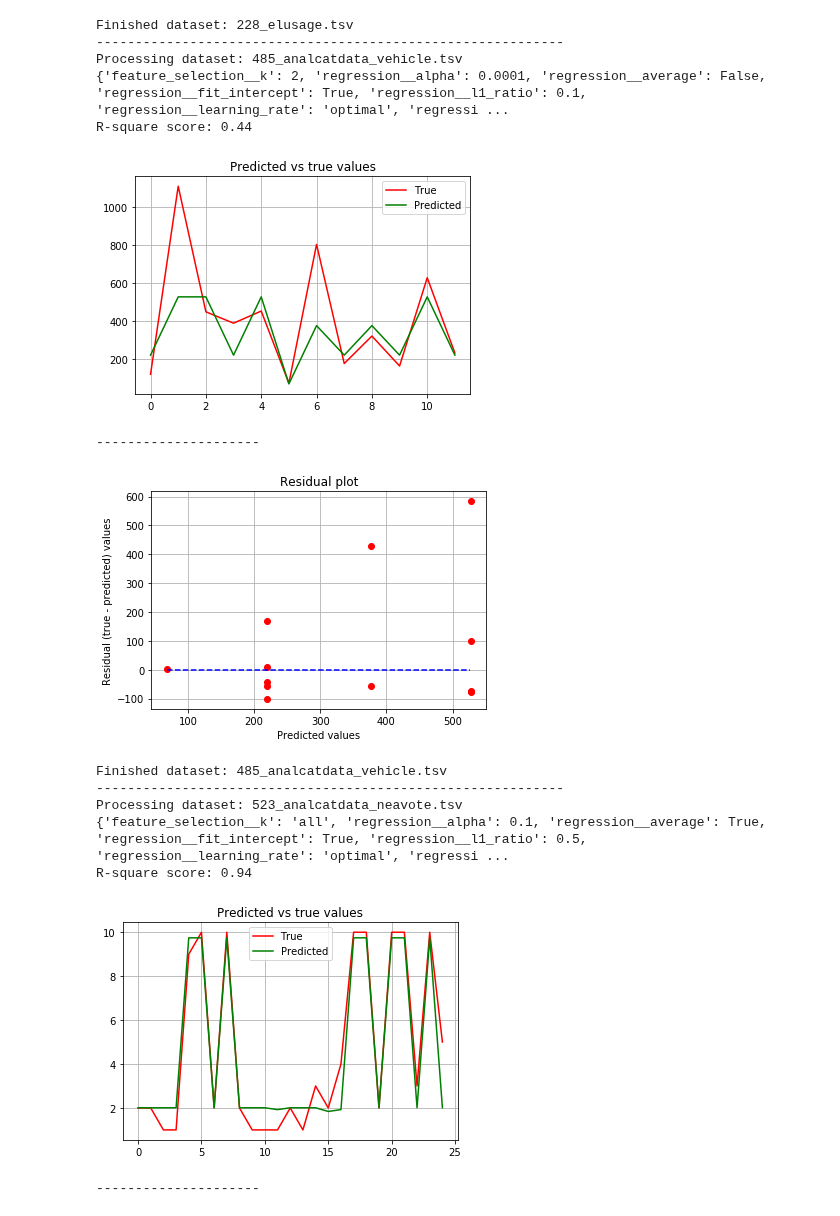
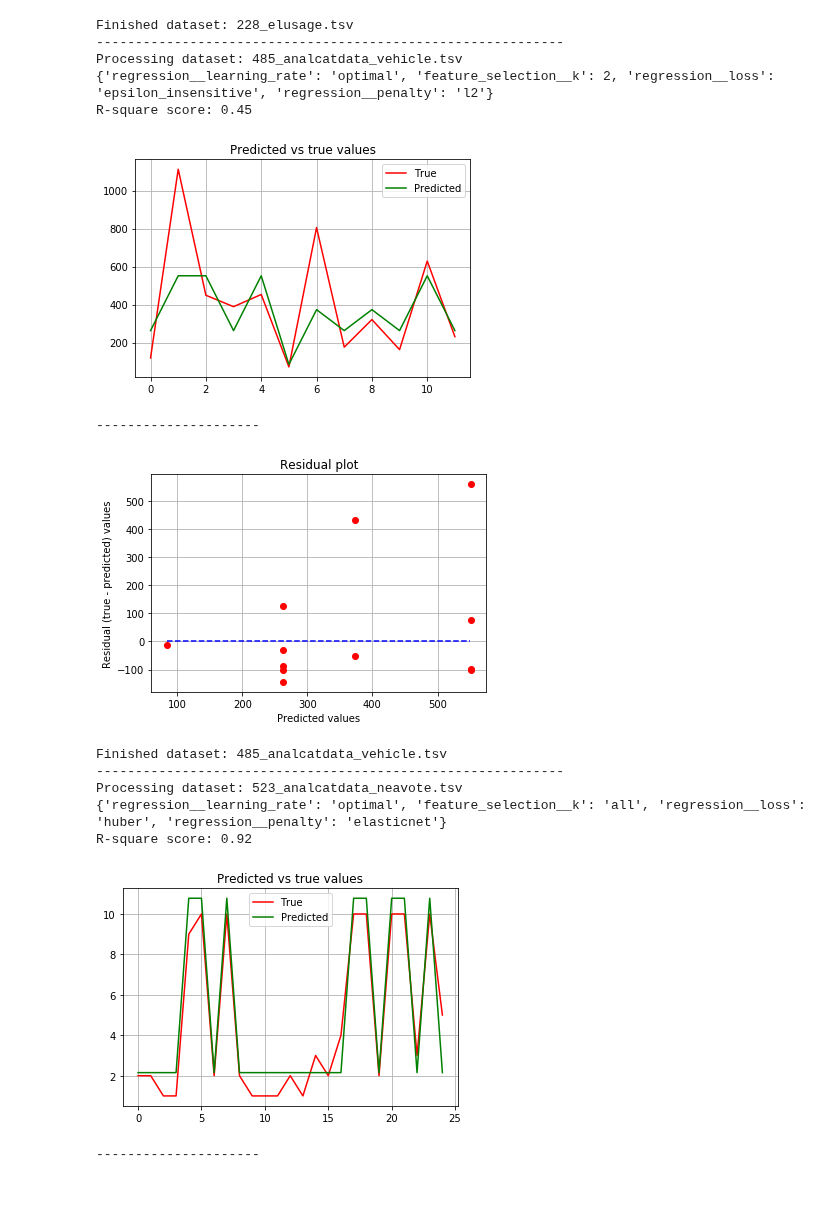
Before and after one commit to anuprulez/pmlb_regression, a Jupyter notebook: analyze_regression_SGDRegressor.ipynb, the cells around one changed output. Drawn from its saved outputs; the diff is of its cells as text; code cells hidden in the pictures.

```diff
--- a/analyze_regression_SGDRegressor.ipynb
+++ b/analyze_regression_SGDRegressor.ipynb
@@ -30,16 +30,15 @@ regressor = Pipeline([
 
 parameters = [{ \
     'feature_selection__k': [1, 2, 3, 4, 'all'], \
-    'regression__penalty': ['l1', 'l2', 'elasticnet', 'none'], \
-    'regression__alpha': [0.0001, 0.001, 0.01, 0.1, 1.0, 2], \
-    'regression__l1_ratio': [0.001, 0.01, 0.1, 0.25, 0.5, 0.75, 1.0], \
+    'regression__penalty': ['l1', 'l2', 'elasticnet', None], \
+    #'regression__alpha': [0.0001, 0.001, 0.01, 0.1, 1.0, 2], \
+    #'regression__l1_ratio': [0.001, 0.01, 0.1, 0.25, 0.5, 0.75, 1.0], \
     'regression__loss': ['huber', 'squared_loss', 'epsilon_insensitive', 'squared_epsilon_insensitive'], \
-    'regression__fit_intercept': [True, False], \
-    'regression__average': [True, False], \
-    'regression__tol':  [0.000001, 0.00001, 0.001, 0.01, 0.1], \
+    #'regression__fit_intercept': [True, False], \
+    #'regression__average': [True, False], \
     'regression__learning_rate': ['optimal', 'adaptive', 'constant', 'invscaling'], \
-    'regression__eta0': [0.0, 0.1, 0.001, 0.0001, 0.5, 1.0], \
-    'regression__power_t': [0.0, 0.1, 0.5, 1.0], \
+    #'regression__eta0': [0.0, 0.1, 0.001, 0.0001, 0.5, 1.0], \
+    #'regression__power_t': [0.0, 0.1, 0.5, 1.0], \
 }]
 
 print('Training started...')
@@ -112,15 +111,15 @@ R-square score: 0.51
 Finished dataset: 228_elusage.tsv
 ------------------------------------------------------------
 Processing dataset: 485_analcatdata_vehicle.tsv
-{'feature_selection__k': 2, 'regression__alpha': 0.0001, 'regression__average': False, 'regression__fit_intercept': True, 'regression__l1_ratio': 0.1, 'regression__learning_rate': 'optimal', 'regressi ...
-R-square score: 0.44
+{'regression__learning_rate': 'optimal', 'feature_selection__k': 2, 'regression__loss': 'epsilon_insensitive', 'regression__penalty': 'l2'}
+R-square score: 0.45
-[figure, old version]
+[figure, new version]
 ---------------------
-[figure, old version]
+[figure, new version]
 Finished dataset: 485_analcatdata_vehicle.tsv
 ------------------------------------------------------------
 Processing dataset: 523_analcatdata_neavote.tsv
-{'feature_selection__k': 'all', 'regression__alpha': 0.1, 'regression__average': True, 'regression__fit_intercept': True, 'regression__l1_ratio': 0.5, 'regression__learning_rate': 'optimal', 'regressi ...
-R-square score: 0.94
+{'regression__learning_rate': 'optimal', 'feature_selection__k': 'all', 'regression__loss': 'huber', 'regression__penalty': 'elasticnet'}
+R-square score: 0.92
-[figure, old version]
+[figure, new version]
 ---------------------
```
Also changed, not shown: parts of 1 cell of this notebook, 4 other files.
